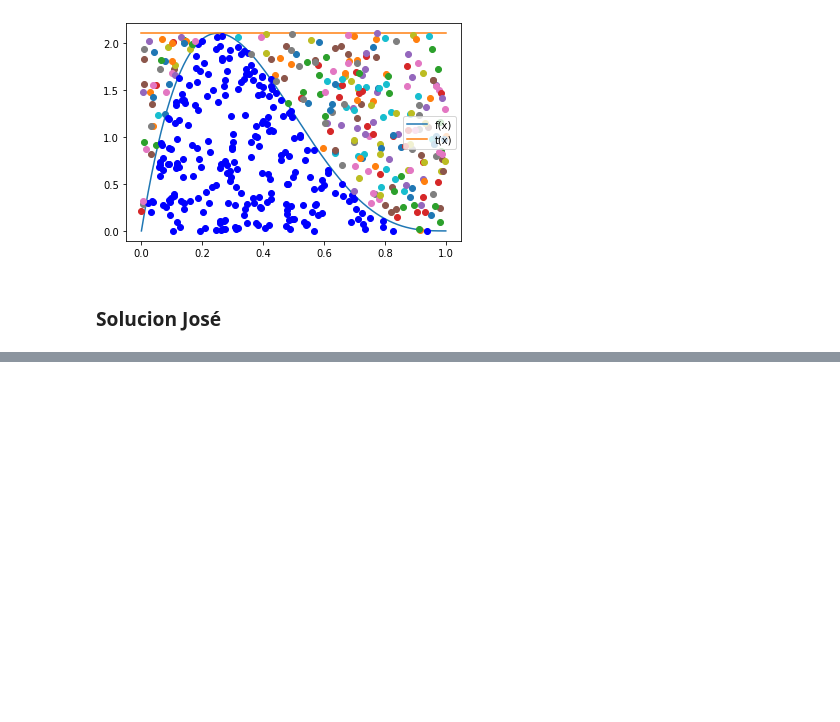
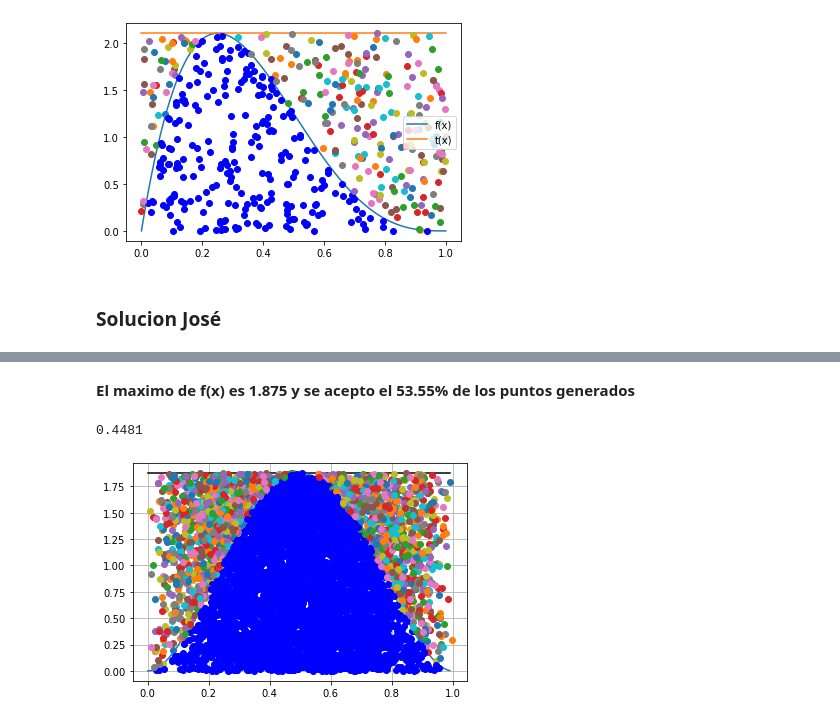
Before and after one commit to Joseancg7/Tarea6_AERodriguez_JACasta-o, a Jupyter notebook: Tarea6_AERodriguez_JACasta-o.ipynb, the cells around one changed output, grey strips where cells are left out. Saved outputs shown, nothing was run; the diff lists cells and outputs as text; code cells hidden in the pictures; blank space fills up the shorter version.

```diff
--- a/Tarea6_AERodriguez_JACasta-o.ipynb
+++ b/Tarea6_AERodriguez_JACasta-o.ipynb
@@ -157,0 +221,16 @@ El máximo de f es: [2.109375]
+# %% [markdown]
+**El maximo de f(x) es 1.875 y se acepto el 53.55% de los puntos generados**
+# %%
+#6.comparacion con t2 con constante
+t2 = lambda x: maxi *np.ones(len(x))
+
+plt.plot(x, t2(x), color = 'black')
+plt.plot(x, f(x), label='f(x)')
+plt.grid()
+sim2 = Acep_rech(R2, R1, f, t2)
+
+porcent = len(sim2)/N
+print(porcent)
+# %% [output]
+0.4481
+[figure, added]
```
Also changed, not shown: parts of 9 cells of this notebook.
